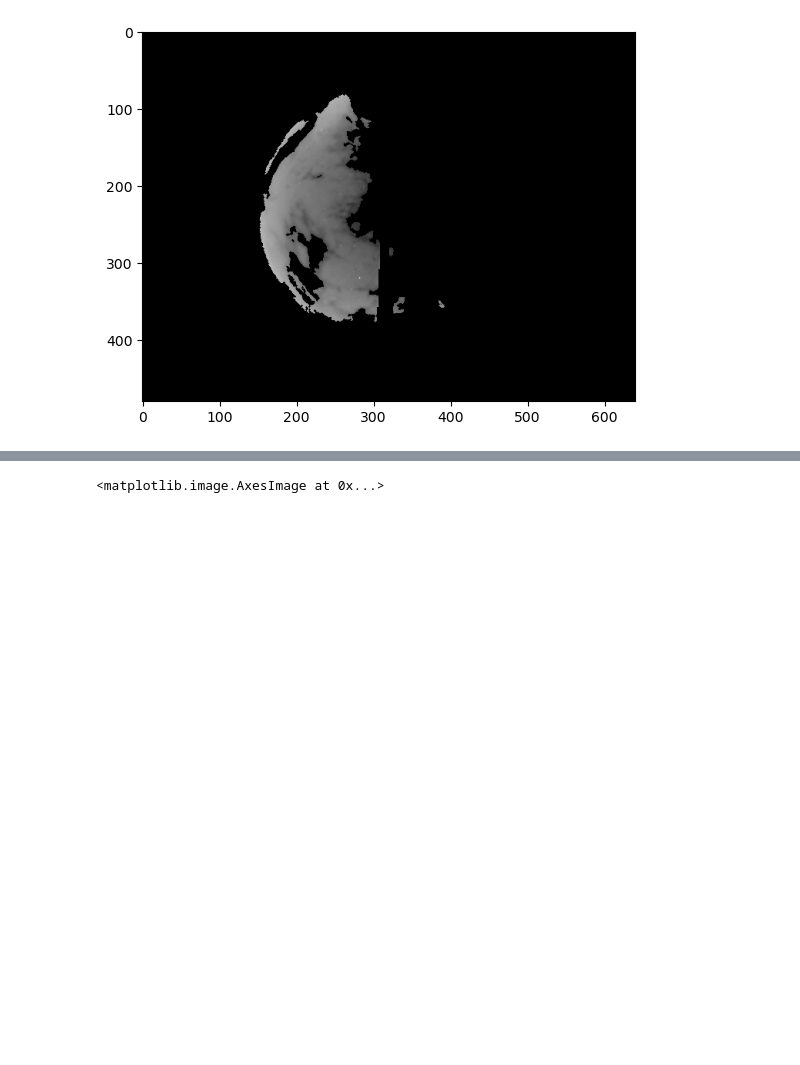
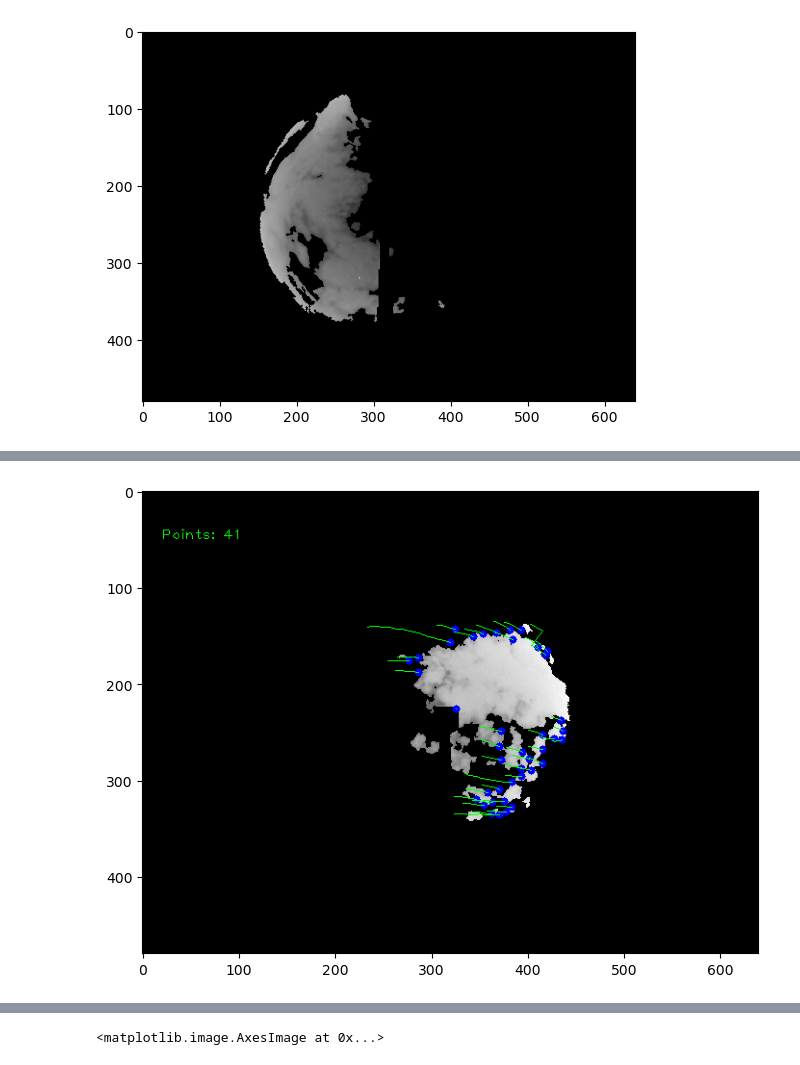
Before and after one commit to rodhervan/SkyImFeatures, a Jupyter notebook: Final_document.ipynb, the cells around one changed output, grey strips where cells are left out. Drawn from its saved outputs; the diff is of its cells as text; code cells hidden in the pictures; blank space fills up the shorter version.

```diff
--- a/Final_document.ipynb
+++ b/Final_document.ipynb
@@ -324,0 +327,99 @@ Optical flow is used to determine the velocity in objects in an image. In this c
+# %%
+import os
+import cv2
+
+lk_params = dict(winSize=(15, 15),
+                  maxLevel=2,
+                  criteria=(cv2.TERM_CRITERIA_EPS | cv2.TERM_CRITERIA_COUNT, 10, 0.03))
+
+feature_params = dict(maxCorners=100,
+                      qualityLevel=0.3,
+                      minDistance=10,
+                      blockSize=7)
+
+trajectory_len = 40
+detect_interval = 5
+trajectories = []
+frame_idx = 0
+
+# Specify the path to the folder containing images
+# image_folder = 'strip'
+image_folder = '20230807'
+
+
+# Get the list of image files in the folder
+image_files = sorted([f for f in os.listdir(image_folder) if f.endswith(('.jpg', '.png', '.jpeg', '.jp2'))])
+first_im = os.path.join(image_folder, image_files[0])
+mask_1, prev_gray = segmentation(first_im)
+
+
+for image_file in image_files[70:90]:
+    # Construct the full path to the image
+    image_path = os.path.join(image_folder, image_file)
+
+    # Read the image
+    mask_1, frame = segmentation(image_path)
+
+    # frame = cv2.imread(image_path)
+    frame_gray = cv2.cvtColor(frame, cv2.COLOR_BGR2GRAY)
+    lk_img = frame.copy()
+
+    # Calculate optical flow for a sparse feature set using the iterative Lucas-Kanade Method
+    if len(trajectories) > 0:
+        img0, img1 = prev_gray, frame_gray
+        p0 = np.float32([trajectory[-1] for trajectory in trajectories]).reshape(-1, 1, 2)
+        p1, _st, _err = cv2.calcOpticalFlowPyrLK(img0, img1, p0, None, **lk_params)
+        p0r, _st, _err = cv2.calcOpticalFlowPyrLK(img1, img0, p1, None, **lk_params)
+        d = abs(p0-p0r).reshape(-1, 2).max(-1)
+        good = d < 1
+
+        new_trajectories = []
+
+        # Get all the trajectories
+        for trajectory, (x, y), good_flag in zip(trajectories, p1.reshape(-1, 2), good):
+            if not good_flag:
+                continue
+            trajectory.append((x, y))
+            if len(trajectory) > trajectory_len:
+                del trajectory[0]
+            new_trajectories.append(trajectory)
+            # Newest detected point
+            cv2.circle(lk_img, (int(x), int(y)), 4, (0, 0, 255), -1)
+
+        trajectories = new_trajectories
+
+        # Draw all the trajectories
+        cv2.polylines(lk_img, [np.int32(trajectory) for trajectory in trajectories], False, (0, 255, 0))
+        cv2.putText(lk_img, 'Points: %d' % len(trajectories), (20, 50), cv2.FONT_HERSHEY_PLAIN, 1, (0,255,0), 1)
+
+    # Update interval - When to update and detect new features
+    if frame_idx % detect_interval == 0:
+        mask = np.zeros_like(frame_gray)
+        mask[:] = 255
+
+        # Lastest point in latest trajectory
+        for x, y in [np.int32(trajectory[-1]) for trajectory in trajectories]:
+            cv2.circle(mask, (x, y), 5, 0, -1)
+
+        # Detect the good features to track
+        p = cv2.goodFeaturesToTrack(frame_gray, mask=mask, **feature_params)
+        if p is not None:
+            # If good features can be tracked - add that to the trajectories
+            for x, y in np.float32(p).reshape(-1, 2):
+                trajectories.append([(x, y)])
+
+    frame_idx += 1
+    prev_gray = frame_gray
+
+    # Show Results
+    cv2.imshow('Optical Flow', lk_img)
+    # cv2.imshow('Mask', mask)
+
+    if cv2.waitKey(10) & 0xFF == ord('q'):
+        break
+
+cv2.destroyAllWindows()
+
+plt.figure(figsize=(10,6))
+plt.imshow(lk_img)
+# %% [output]
@@ -325,3 +427,4 @@ Optical flow is used to determine the velocity in objects in an image. In this c
+[figure, added]
 # %%
 # The two consecutive images get loaded and segmentations is applied
 # filepath = '20230807/20230807152030.jp2'
```
Also changed, not shown: parts of 7 cells of this notebook.
